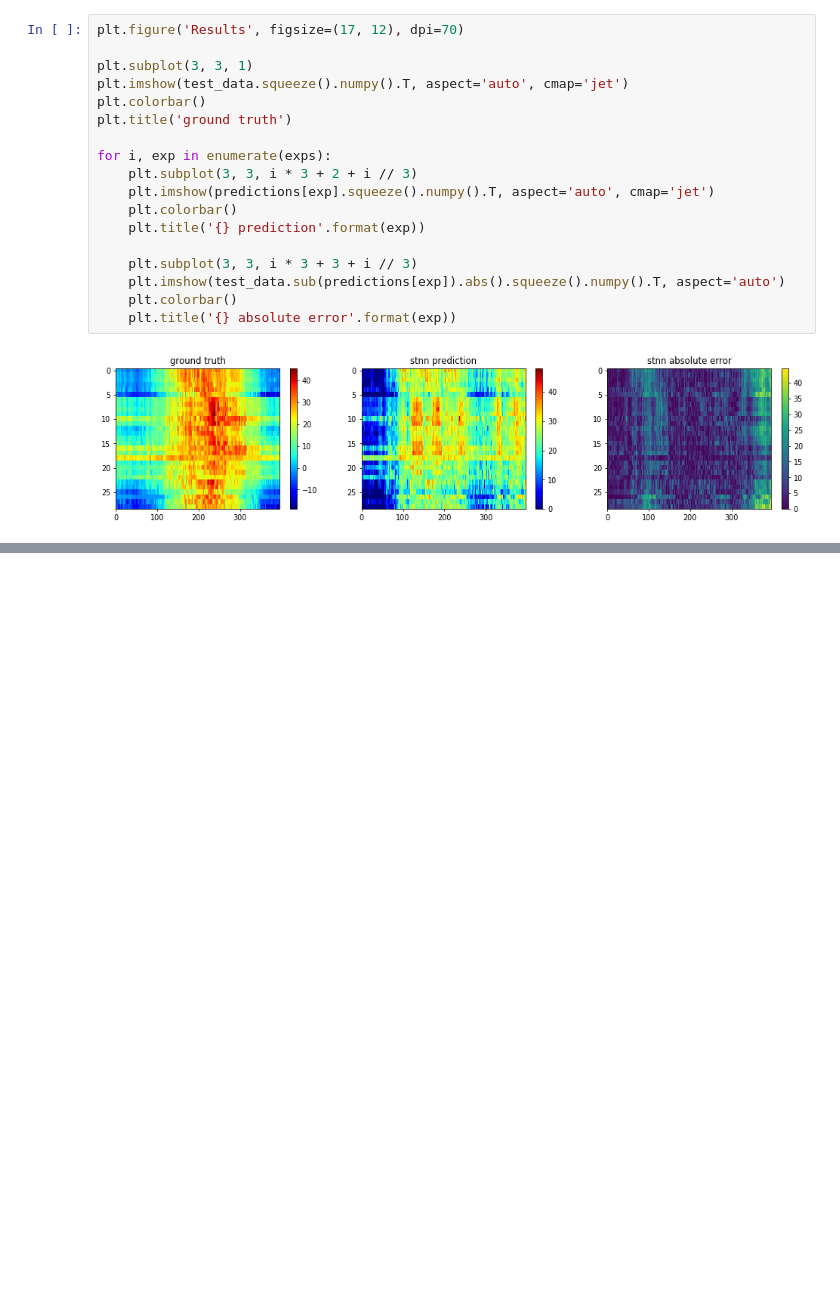
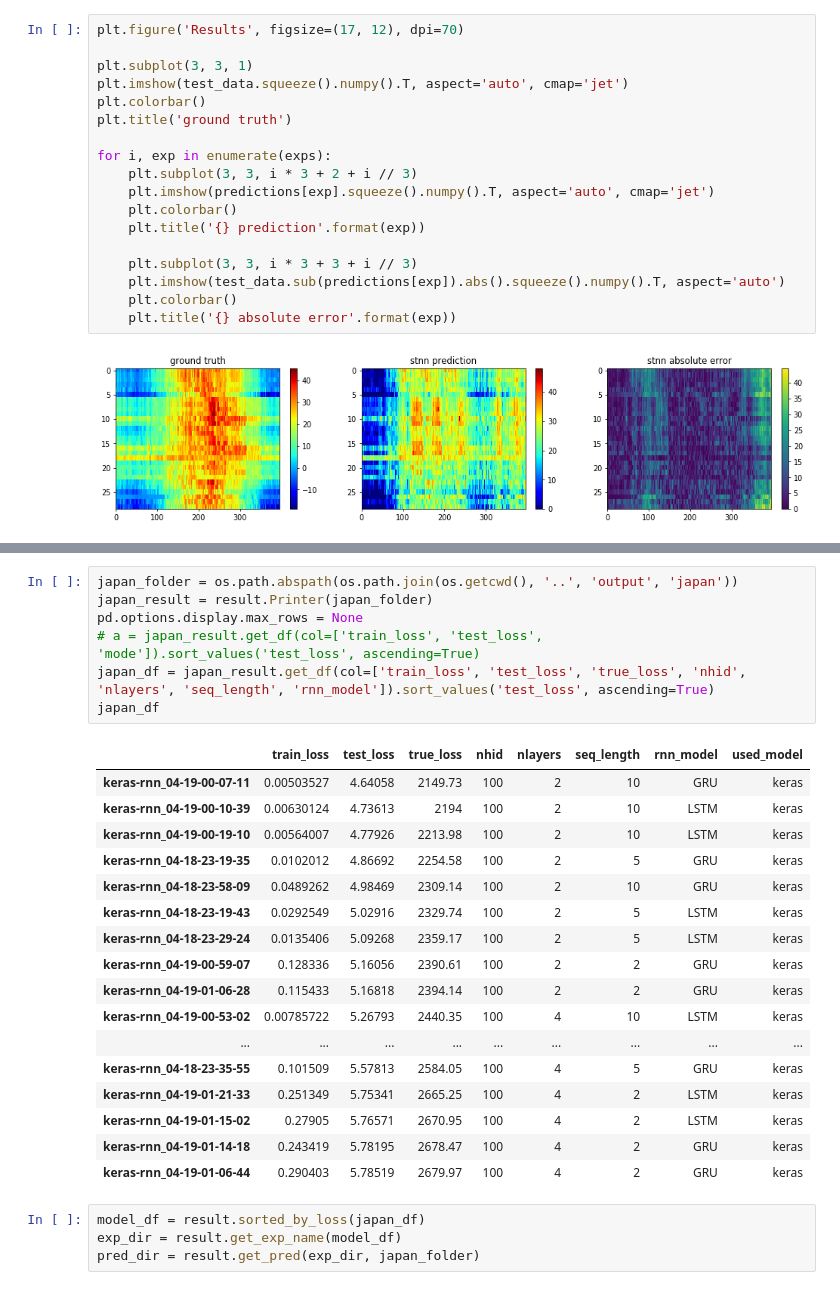
Before and after one commit to wtding1998/RNN_nCov, a Jupyter notebook: disease_analysis.ipynb, the cells around one changed output, grey strips where cells are left out. Saved outputs shown, nothing was run; the diff lists cells and outputs as text; blank space fills up the shorter version.

```diff
--- a/disease_analysis.ipynb
+++ b/disease_analysis.ipynb
@@ -385 +384,30 @@ array([[[ 46.52957153],
+# %%
+japan_folder = os.path.abspath(os.path.join(os.getcwd(), '..', 'output', 'japan'))
+japan_result = result.Printer(japan_folder)
+pd.options.display.max_rows = None
+# a = japan_result.get_df(col=['train_loss', 'test_loss', 'mode']).sort_values('test_loss', ascending=True)
+japan_df = japan_result.get_df(col=['train_loss', 'test_loss', 'true_loss', 'nhid', 'nlayers', 'seq_length', 'rnn_model']).sort_values('test_loss', ascending=True)
+japan_df
+# %% [output]
+|  | train_loss | test_loss | true_loss | nhid | nlayers | seq_length | rnn_model | used_model |
+| keras-rnn_04-19-00-07-11 | 0.00503527 | 4.64058 | 2149.73 | 100 | 2 | 10 | GRU | keras |
+| keras-rnn_04-19-00-10-39 | 0.00630124 | 4.73613 | 2194 | 100 | 2 | 10 | LSTM | keras |
+| keras-rnn_04-19-00-19-10 | 0.00564007 | 4.77926 | 2213.98 | 100 | 2 | 10 | LSTM | keras |
+| keras-rnn_04-18-23-19-35 | 0.0102012 | 4.86692 | 2254.58 | 100 | 2 | 5 | GRU | keras |
+| keras-rnn_04-18-23-58-09 | 0.0489262 | 4.98469 | 2309.14 | 100 | 2 | 10 | GRU | keras |
+| keras-rnn_04-18-23-19-43 | 0.0292549 | 5.02916 | 2329.74 | 100 | 2 | 5 | LSTM | keras |
+| keras-rnn_04-18-23-29-24 | 0.0135406 | 5.09268 | 2359.17 | 100 | 2 | 5 | LSTM | keras |
+| keras-rnn_04-19-00-59-07 | 0.128336 | 5.16056 | 2390.61 | 100 | 2 | 2 | GRU | keras |
+| keras-rnn_04-19-01-06-28 | 0.115433 | 5.16818 | 2394.14 | 100 | 2 | 2 | GRU | keras |
+| keras-rnn_04-19-00-53-02 | 0.00785722 | 5.26793 | 2440.35 | 100 | 4 | 10 | LSTM | keras |
+| ... | ... | ... | ... | ... | ... | ... | ... | ... |
+| keras-rnn_04-18-23-35-55 | 0.101509 | 5.57813 | 2584.05 | 100 | 4 | 5 | GRU | keras |
+| keras-rnn_04-19-01-21-33 | 0.251349 | 5.75341 | 2665.25 | 100 | 4 | 2 | LSTM | keras |
+| keras-rnn_04-19-01-15-02 | 0.27905 | 5.76571 | 2670.95 | 100 | 4 | 2 | LSTM | keras |
+| keras-rnn_04-19-01-14-18 | 0.243419 | 5.78195 | 2678.47 | 100 | 4 | 2 | GRU | keras |
+| keras-rnn_04-19-01-06-44 | 0.290403 | 5.78519 | 2679.97 | 100 | 4 | 2 | GRU | keras |
+# %%
+model_df = result.sorted_by_loss(japan_df)
+exp_dir = result.get_exp_name(model_df)
+pred_dir = result.get_pred(exp_dir, japan_folder)
 # %%
```
Also changed, not shown: parts of 9 cells of this notebook, 3 other files.
